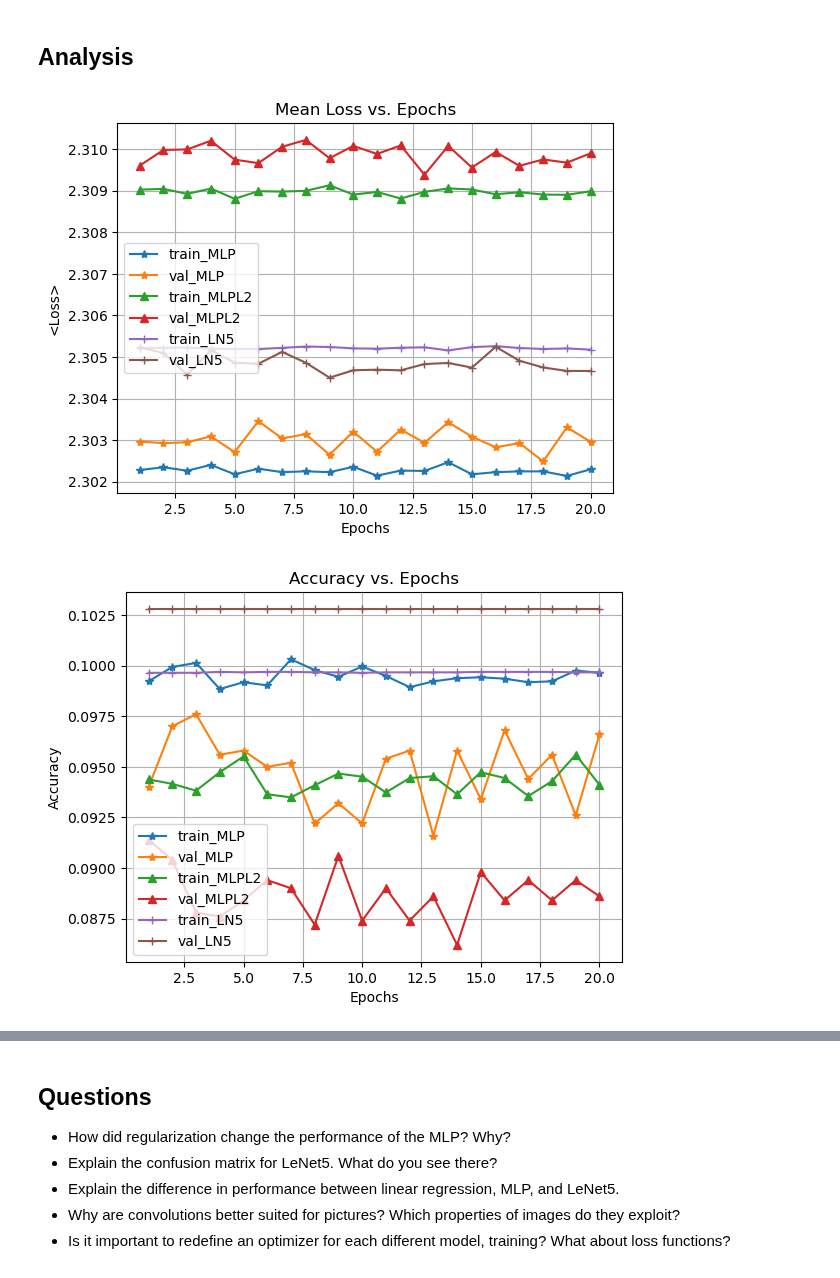
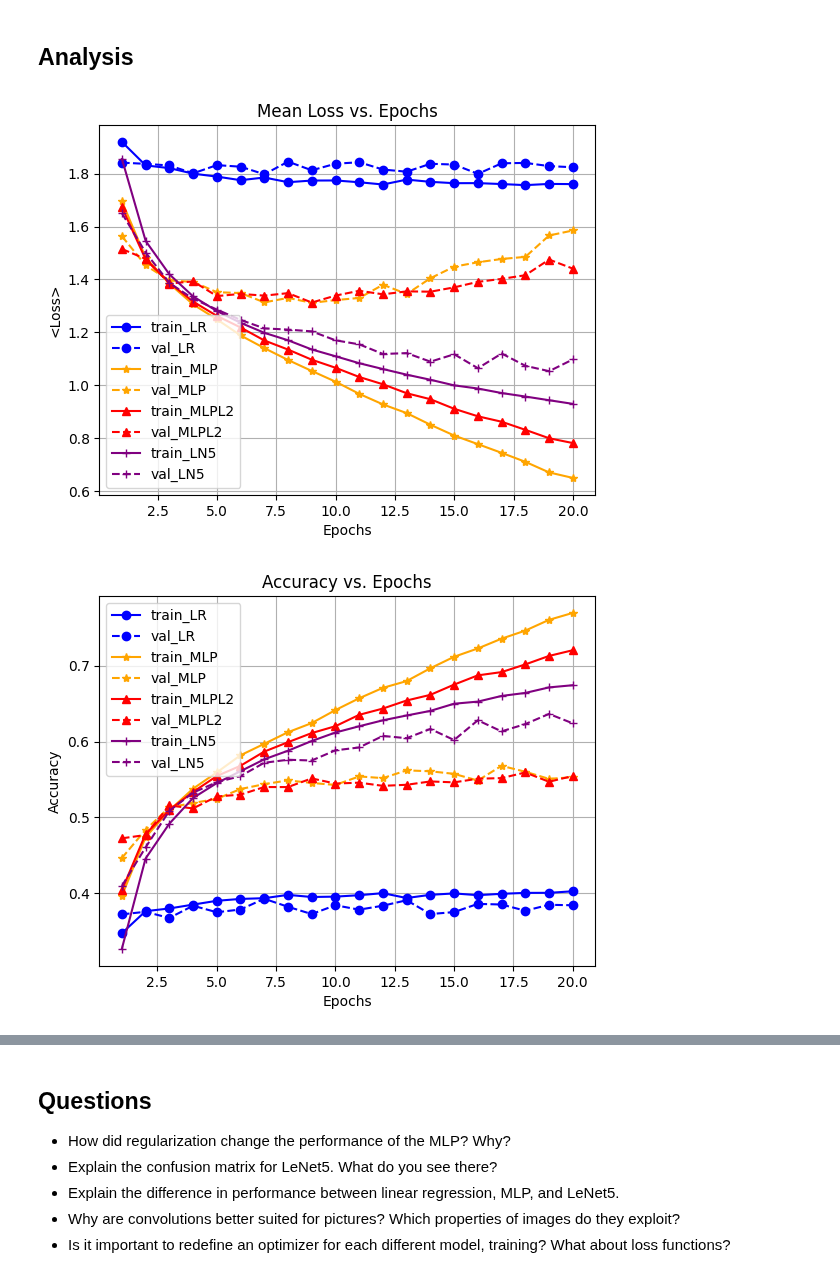
Before and after one commit to josh-wilkinson/MachineLearningExercises, a Jupyter notebook: Practical03/3_NAME1_NAME2_NAME3.ipynb, the cells around one changed output, grey strips where cells are left out. Drawn from its saved outputs; the diff is of its cells as text; code cells hidden in the pictures.

Commit message:
fixed the models

```diff
--- a/Practical03/3_NAME1_NAME2_NAME3.ipynb
+++ b/Practical03/3_NAME1_NAME2_NAME3.ipynb
@@ -368,7 +370,7 @@ MLP(
 # %%
 ## TODO: Define optimizer and loss functions
 
-optimizer = torch.optim.Adam(logistic_regression.parameters(), lr=0.001)
+optimizer = torch.optim.Adam(model_MLP.parameters(), lr=0.001)
 loss_function = torch.nn.CrossEntropyLoss()
 # %%
 ## TODO: Train the MLP over 20 epochs
@@ -387,7 +389,7 @@ train_loss_MLP, val_loss_MLP, train_ac_MLP, val_ac_MLP = run_training(model_MLP,
 model_MLPL2 = MLP(input_dim, output_dim)
 model_MLPL2.to(device)
 
-optimizer = torch.optim.Adam(logistic_regression.parameters(), lr=0.001, weight_decay = 0.00005)
+optimizer = torch.optim.Adam(model_MLPL2.parameters(), lr=0.001, weight_decay = 0.00005)
 loss_function = torch.nn.CrossEntropyLoss()
 # %%
 ## TODO: Retrain new model with regularization over 20 epochs
@@ -536,7 +534,7 @@ Estimated Total Size (MB): 28.32
 # %%
 ## TODO: define loss function and optimizer
 
-optimizer = torch.optim.Adam(logistic_regression.parameters(), lr=0.001, weight_decay = 0.00005)
+optimizer = torch.optim.Adam(model_LN5.parameters(), lr=0.001, weight_decay = 0.00005)
 loss_function = torch.nn.CrossEntropyLoss()
 # %%
 ## TODO: train with 20 epochs
@@ -551,14 +549,14 @@ train_loss_LN5, val_loss_LN5, train_ac_LN5, val_ac_LN5 = run_training(model_LN5,
 ## TODO: Plot both train and val losses for all models.
 ## What do you see?
 
-plt.plot(range(1, num_epochs + 1), train_loss, marker = "o", label = "train_LR")
-plt.plot(range(1, num_epochs + 1), val_loss, marker = "o", label = "val_LR")
-plt.plot(range(1, num_epochs + 1), train_loss_MLP, marker = "*", label = "train_MLP")
-plt.plot(range(1, num_epochs + 1), val_loss_MLP, marker = "*", label = "val_MLP")
-plt.plot(range(1, num_epochs + 1), train_loss_MLPL2, marker = "^", label = "train_MLPL2")
-plt.plot(range(1, num_epochs + 1), val_loss_MLPL2, marker = "^", label = "val_MLPL2")
-plt.plot(range(1, num_epochs + 1), train_loss_LN5, marker = "+", label = "train_LN5")
-plt.plot(range(1, num_epochs + 1), val_loss_LN5, marker = "+", label = "val_LN5")
+plt.plot(range(1, num_epochs + 1), train_loss, marker = "o", label = "train_LR", color = "blue")
+plt.plot(range(1, num_epochs + 1), val_loss, marker = "o", label = "val_LR", color = "blue", linestyle = "--")
+plt.plot(range(1, num_epochs + 1), train_loss_MLP, marker = "*", label = "train_MLP", color = "orange")
+plt.plot(range(1, num_epochs + 1), val_loss_MLP, marker = "*", label = "val_MLP", color = "orange", linestyle = "--")
+plt.plot(range(1, num_epochs + 1), train_loss_MLPL2, marker = "^", label = "train_MLPL2", color = 'red')
+plt.plot(range(1, num_epochs + 1), val_loss_MLPL2, marker = "^", label = "val_MLPL2",  color = 'red', linestyle = "--")
+plt.plot(range(1, num_epochs + 1), train_loss_LN5, marker = "+", label = "train_LN5",  color = 'purple')
+plt.plot(range(1, num_epochs + 1), val_loss_LN5, marker = "+", label = "val_LN5",  color = 'purple', linestyle = "--")
 plt.xlabel("Epochs")
 plt.ylabel(r"<Loss>")
 plt.title("Mean Loss vs. Epochs")
@@ -566,27 +564,27 @@ plt.legend()
 plt.grid()
 plt.show()
 # %% [output]
-[figure, old version]
+[figure, new version]
 # %%
 ## TODO: Plot both train and val accuracies for all models.
 ## What do you see?
 
-plt.plot(range(1, num_epochs + 1), train_ac, marker = "o", label = "train_LR")
-plt.plot(range(1, num_epochs + 1), val_ac, marker = "o", label = "val_LR")
-plt.plot(range(1, num_epochs + 1), train_ac_MLP, marker = "*", label = "train_MLP")
-plt.plot(range(1, num_epochs + 1), val_ac_MLP, marker = "*", label = "val_MLP")
-plt.plot(range(1, num_epochs + 1), train_ac_MLPL2, marker = "^", label = "train_MLPL2")
-plt.plot(range(1, num_epochs + 1), val_ac_MLPL2, marker = "^", label = "val_MLPL2")
-plt.plot(range(1, num_epochs + 1), train_ac_LN5, marker = "+", label = "train_LN5")
-plt.plot(range(1, num_epochs + 1), val_ac_LN5, marker = "+", label = "val_LN5")
+plt.plot(range(1, num_epochs + 1), train_ac, marker = "o", label = "train_LR", color = "blue")
+plt.plot(range(1, num_epochs + 1), val_ac, marker = "o", label = "val_LR", color = "blue", linestyle = "--")
+plt.plot(range(1, num_epochs + 1), train_ac_MLP, marker = "*", label = "train_MLP", color = "orange")
+plt.plot(range(1, num_epochs + 1), val_ac_MLP, marker = "*", label = "val_MLP", color = "orange", linestyle = "--")
+plt.plot(range(1, num_epochs + 1), train_ac_MLPL2, marker = "^", label = "train_MLPL2", color = "red")
+plt.plot(range(1, num_epochs + 1), val_ac_MLPL2, marker = "^", label = "val_MLPL2", color = "red", linestyle = "--")
+plt.plot(range(1, num_epochs + 1), train_ac_LN5, marker = "+", label = "train_LN5", color = "purple")
+plt.plot(range(1, num_epochs + 1), val_ac_LN5, marker = "+", label = "val_LN5", color = "purple", linestyle = "--")
 plt.xlabel("Epochs")
 plt.ylabel("Accuracy")
 plt.title("Accuracy vs. Epochs")
 plt.legend()
 plt.grid()
 plt.show()
 # %% [output]
-[figure, old version]
+[figure, new version]
 # %%
 ## TODO: Plot the confusion matrix for LeNet5
 
```
Also changed, not shown: parts of 4 cells of this notebook.
